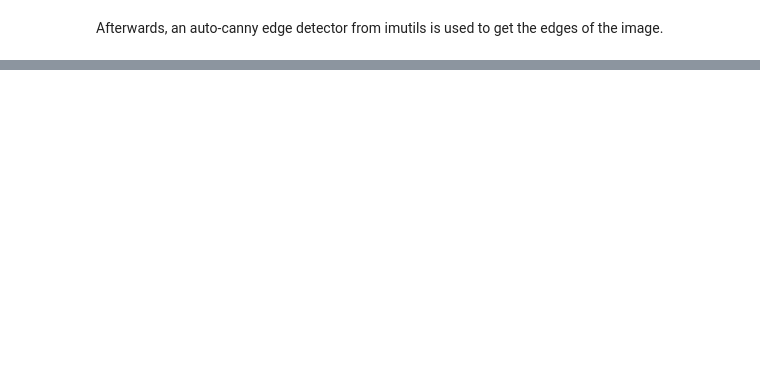
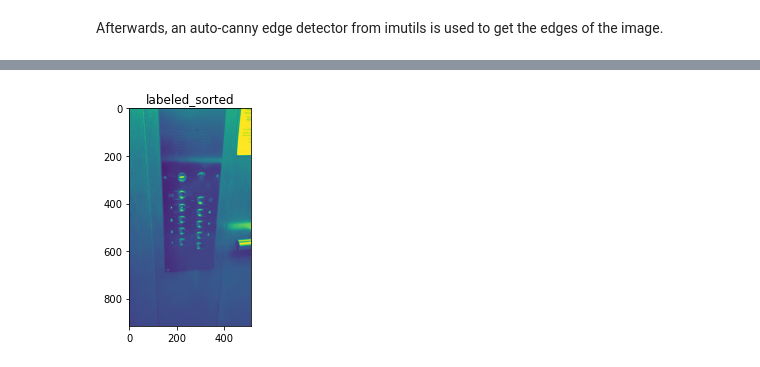
Before and after one commit to Hijtec/Breach-Rides-Elevator, a Jupyter notebook: opencv/notebooks/preprocess_notebook.ipynb, the cells around one changed output, grey strips where cells are left out. Drawn from its saved outputs; the diff is of its cells as text; code cells hidden in the pictures; blank space fills up the shorter version.

```diff
--- a/opencv/notebooks/preprocess_notebook.ipynb
+++ b/opencv/notebooks/preprocess_notebook.ipynb
@@ -39,0 +51,14 @@ plt.show()
+# %%
+kernel = cv2.getStructuringElement(cv2.MORPH_RECT,(11,11))
+img = preprocess.adjust_brightness_dynamic(median_filtered, brightness=0.3, contrast=0.9)
+dilated = cv2.dilate(img, kernel)
+edges = preprocess.canny_edge_extraction(dilated.copy(), sigma = 0.8,dilate_iterations=2,erode_iterations=1)
+cnts = cv2.findContours(dilated.copy(), cv2.RETR_EXTERNAL, cv2.CHAIN_APPROX_SIMPLE)
+cnts = imutils.grab_contours(cnts)
+for __, cnt in enumerate(cnts):
+    image_str = cv2.drawContours(img, cnt, 0, (0, 0, 255), 2)
+plt.imshow(image_str)
+plt.title('labeled_sorted')
+plt.show()
+# %% [output]
+[figure, added]
```
Also changed, not shown: parts of 4 cells of this notebook.
